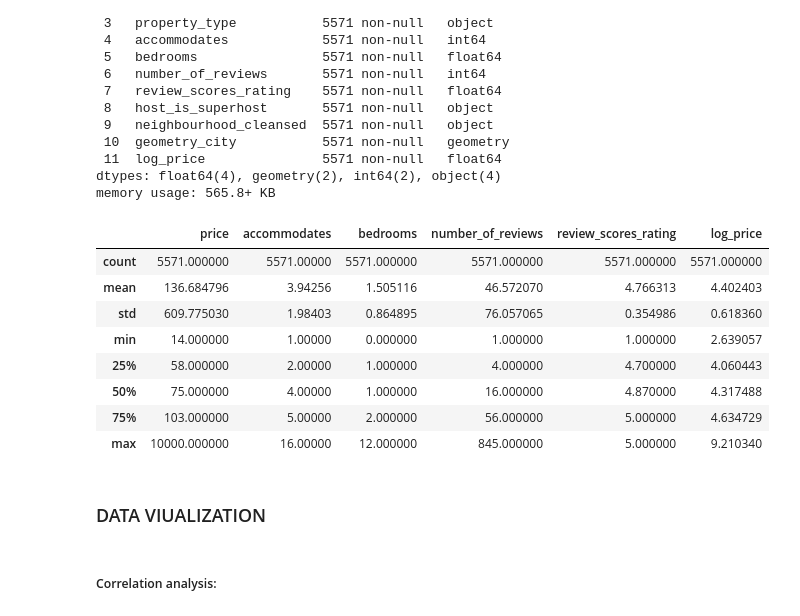
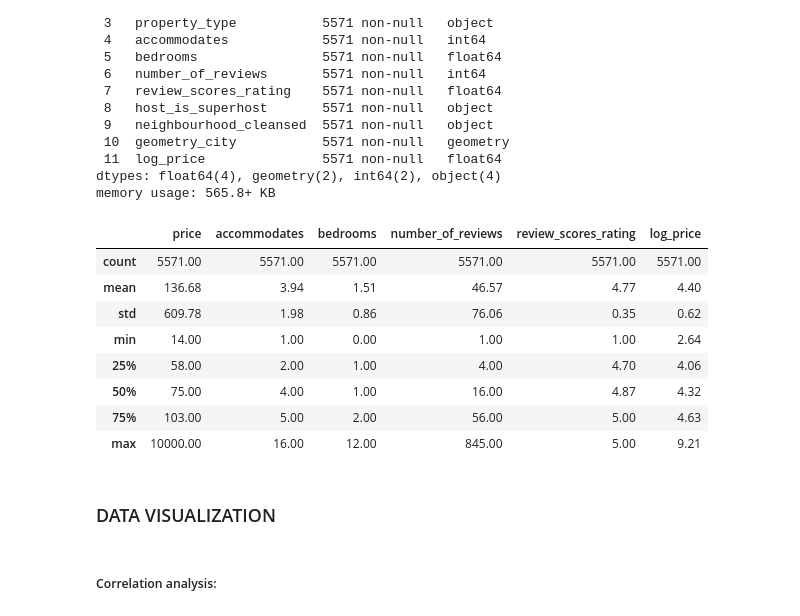
Before and after one commit to SamC-dev/Airbnb-spatial-regression-analysis, a Jupyter notebook: eda.ipynb, the cells around one changed output. Cells and saved outputs as stored; diff of their text form; code cells hidden in the pictures.

```diff
--- a/eda.ipynb
+++ b/eda.ipynb
@@ -91,19 +109,19 @@ Data columns (total 12 columns):
 dtypes: float64(4), geometry(2), int64(2), object(4)
 memory usage: 565.8+ KB
 # %%
-pm_gdf.describe()
+pm_gdf.describe().round(2)
 # %% [output]
 |  | price | accommodates | bedrooms | number_of_reviews | review_scores_rating | log_price |
-| count | 5571.000000 | 5571.00000 | 5571.000000 | 5571.000000 | 5571.000000 | 5571.000000 |
-| mean | 136.684796 | 3.94256 | 1.505116 | 46.572070 | 4.766313 | 4.402403 |
-| std | 609.775030 | 1.98403 | 0.864895 | 76.057065 | 0.354986 | 0.618360 |
-| min | 14.000000 | 1.00000 | 0.000000 | 1.000000 | 1.000000 | 2.639057 |
-| 25% | 58.000000 | 2.00000 | 1.000000 | 4.000000 | 4.700000 | 4.060443 |
-| 50% | 75.000000 | 4.00000 | 1.000000 | 16.000000 | 4.870000 | 4.317488 |
-| 75% | 103.000000 | 5.00000 | 2.000000 | 56.000000 | 5.000000 | 4.634729 |
-| max | 10000.000000 | 16.00000 | 12.000000 | 845.000000 | 5.000000 | 9.210340 |
+| count | 5571.00 | 5571.00 | 5571.00 | 5571.00 | 5571.00 | 5571.00 |
+| mean | 136.68 | 3.94 | 1.51 | 46.57 | 4.77 | 4.40 |
+| std | 609.78 | 1.98 | 0.86 | 76.06 | 0.35 | 0.62 |
+| min | 14.00 | 1.00 | 0.00 | 1.00 | 1.00 | 2.64 |
+| 25% | 58.00 | 2.00 | 1.00 | 4.00 | 4.70 | 4.06 |
+| 50% | 75.00 | 4.00 | 1.00 | 16.00 | 4.87 | 4.32 |
+| 75% | 103.00 | 5.00 | 2.00 | 56.00 | 5.00 | 4.63 |
+| max | 10000.00 | 16.00 | 12.00 | 845.00 | 5.00 | 9.21 |
 # %% [markdown]
-### DATA VIUALIZATION
+### DATA VISUALIZATION
 # %% [markdown]
 ##### Correlation analysis:
 # %% [markdown]
```
Also changed, not shown: parts of 3 cells of this notebook, 4 other files.
